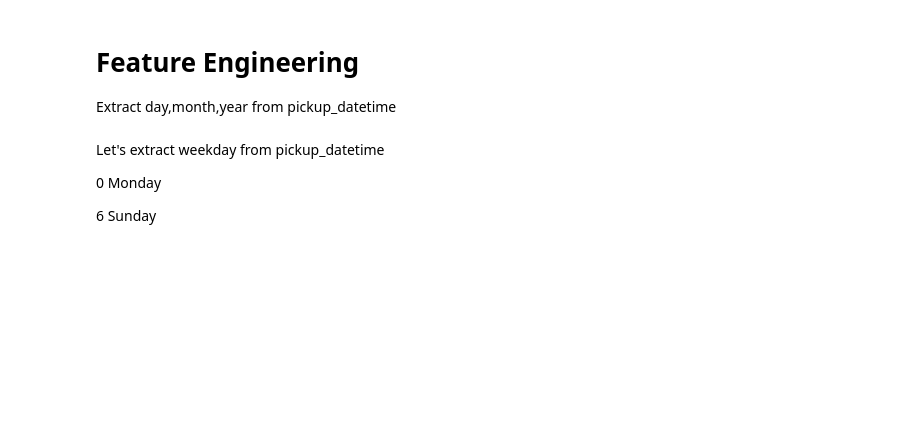
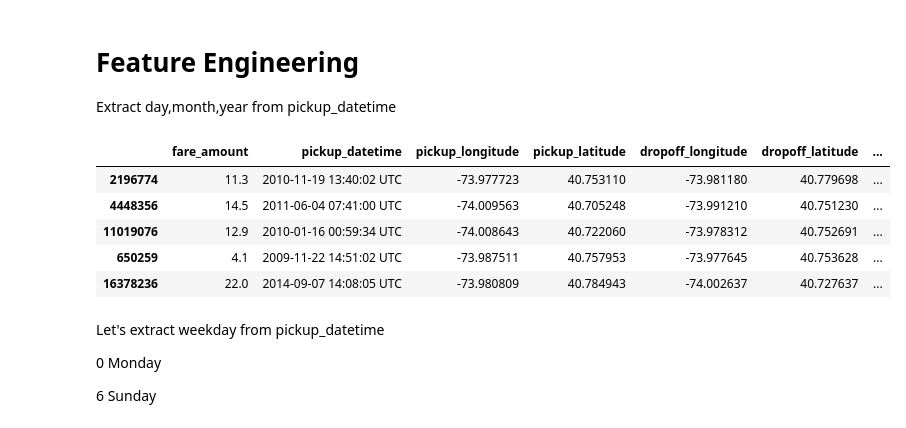
Before and after one commit to MrKhan0747/New-York-City-Taxi-Trips-Fare, a Jupyter notebook: new-york-fare-model.ipynb, the cells around one changed output. Cells and saved outputs as stored; diff of their text form; code cells hidden in the pictures; blank space fills up the shorter version.

```diff
--- a/new-york-fare-model.ipynb
+++ b/new-york-fare-model.ipynb
@@ -168,6 +257,15 @@ Extract day,month,year from pickup_datetime
 df['pickup_day']=pd.to_datetime(df.pickup_datetime,format='%Y-%m-%d %H:%M:%S UTC').dt.day
 df['pickup_month']=pd.to_datetime(df.pickup_datetime,format='%Y-%m-%d %H:%M:%S UTC').dt.month
 df['pickup_year']=pd.to_datetime(df.pickup_datetime,format='%Y-%m-%d %H:%M:%S UTC').dt.year
+# %%
+df.head()
+# %% [output]
+|  | fare_amount | pickup_datetime | pickup_longitude | pickup_latitude | dropoff_longitude | dropoff_latitude | ... |
+| 2196774 | 11.3 | 2010-11-19 13:40:02 UTC | -73.977723 | 40.753110 | -73.981180 | 40.779698 | ... |
+| 4448356 | 14.5 | 2011-06-04 07:41:00 UTC | -74.009563 | 40.705248 | -73.991210 | 40.751230 | ... |
+| 11019076 | 12.9 | 2010-01-16 00:59:34 UTC | -74.008643 | 40.722060 | -73.978312 | 40.752691 | ... |
+| 650259 | 4.1 | 2009-11-22 14:51:02 UTC | -73.987511 | 40.757953 | -73.977645 | 40.753628 | ... |
+| 16378236 | 22.0 | 2014-09-07 14:08:05 UTC | -73.980809 | 40.784943 | -74.002637 | 40.727637 | ... |
 # %% [markdown]
 Let's extract weekday from pickup_datetime
 
```
Also changed, not shown: parts of 44 cells of this notebook.
